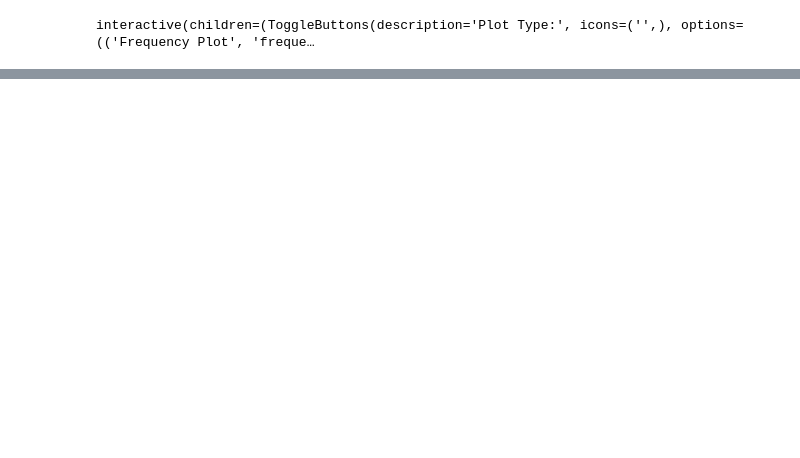
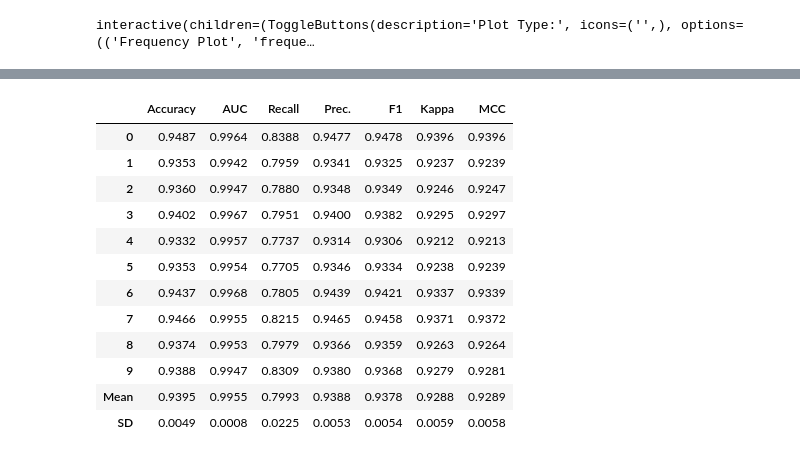
Before and after one commit to montgoz007/bugs-caret, a Jupyter notebook: pathway_classify.ipynb, the cells around one changed output, grey strips where cells are left out. Cells and saved outputs as stored; diff of their text form; code cells hidden in the pictures; blank space fills up the shorter version.

```diff
--- a/pathway_classify.ipynb
+++ b/pathway_classify.ipynb
@@ -547,0 +459,16 @@ Best Model: Latent Dirichlet Allocation | # Topics: 200 | R2 : 0.6064
+# %%
+xgb = create_model('xgboost')
+# %% [output]
+|  | Accuracy | AUC | Recall | Prec. | F1 | Kappa | MCC |
+| 0 | 0.9487 | 0.9964 | 0.8388 | 0.9477 | 0.9478 | 0.9396 | 0.9396 |
+| 1 | 0.9353 | 0.9942 | 0.7959 | 0.9341 | 0.9325 | 0.9237 | 0.9239 |
+| 2 | 0.9360 | 0.9947 | 0.7880 | 0.9348 | 0.9349 | 0.9246 | 0.9247 |
+| 3 | 0.9402 | 0.9967 | 0.7951 | 0.9400 | 0.9382 | 0.9295 | 0.9297 |
+| 4 | 0.9332 | 0.9957 | 0.7737 | 0.9314 | 0.9306 | 0.9212 | 0.9213 |
+| 5 | 0.9353 | 0.9954 | 0.7705 | 0.9346 | 0.9334 | 0.9238 | 0.9239 |
+| 6 | 0.9437 | 0.9968 | 0.7805 | 0.9439 | 0.9421 | 0.9337 | 0.9339 |
+| 7 | 0.9466 | 0.9955 | 0.8215 | 0.9465 | 0.9458 | 0.9371 | 0.9372 |
+| 8 | 0.9374 | 0.9953 | 0.7979 | 0.9366 | 0.9359 | 0.9263 | 0.9264 |
+| 9 | 0.9388 | 0.9947 | 0.8309 | 0.9380 | 0.9368 | 0.9279 | 0.9281 |
+| Mean | 0.9395 | 0.9955 | 0.7993 | 0.9388 | 0.9378 | 0.9288 | 0.9289 |
+| SD | 0.0049 | 0.0008 | 0.0225 | 0.0053 | 0.0054 | 0.0059 | 0.0058 |
```
Also changed, not shown: parts of 28 cells of this notebook, 2 other files.
